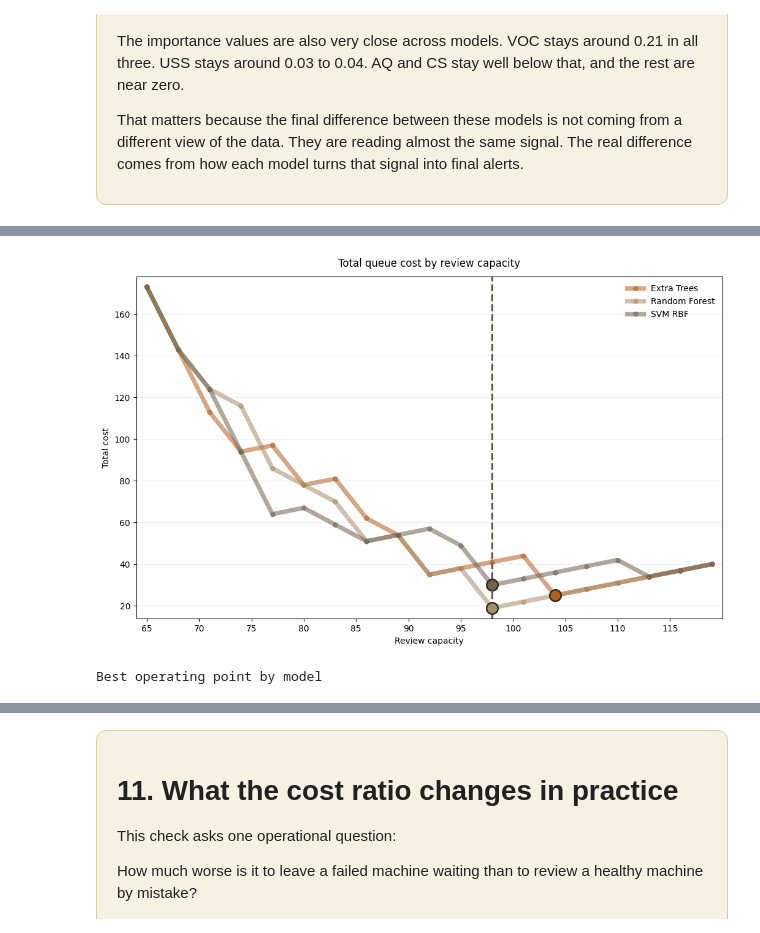
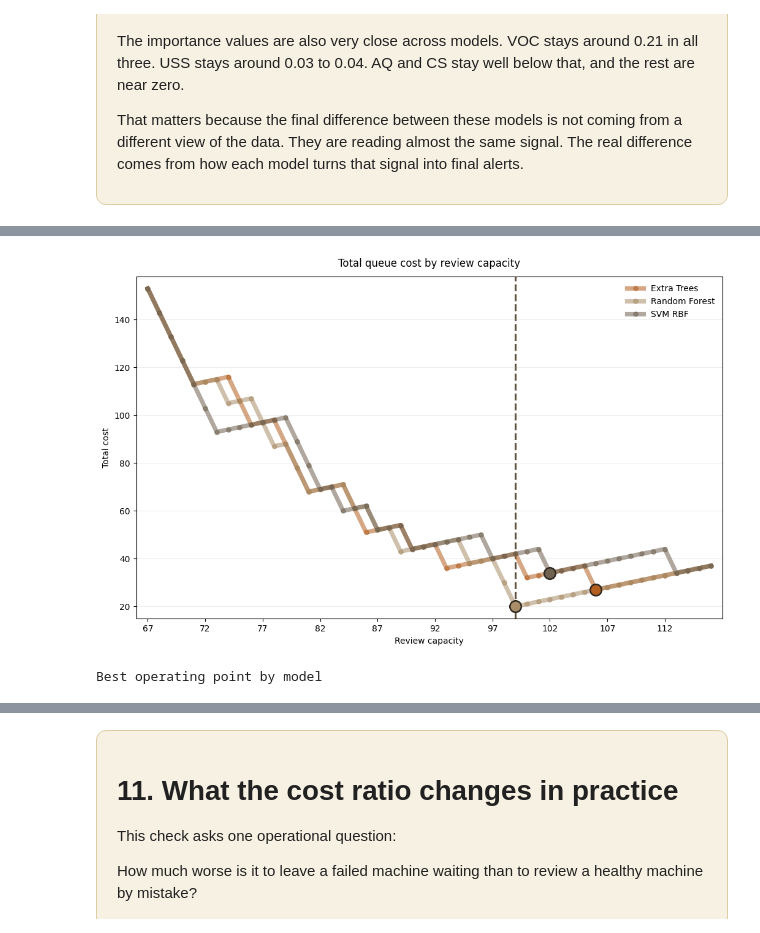
Before and after one commit to patmejia/kaggle_ml, a Jupyter notebook: sensor-failure-decision-system-v1-baseline.ipynb, the cells around one changed output, grey strips where cells are left out. Cells and saved outputs as stored; diff of their text form; code cells hidden in the pictures.

```diff
--- a/sensor-failure-decision-system-v1-baseline.ipynb
+++ b/sensor-failure-decision-system-v1-baseline.ipynb
@@ -34,6 +54,8 @@ So this block does not just import code. It fixes the setup the rest of the note
 import matplotlib.pyplot as plt
 import numpy as np
 import pandas as pd
+from matplotlib.colors import Normalize, LinearSegmentedColormap
+from matplotlib.patches import Rectangle
 
 from sklearn.ensemble import ExtraTreesClassifier, HistGradientBoostingClassifier, RandomForestClassifier
 from sklearn.impute import SimpleImputer
@@ -64,7 +86,7 @@ TARGET = "fail"
 RANDOM_STATE = 42
 TEST_SIZE = 0.20
 CV_FOLDS = 5
-VALIDATION_SIZE = 0.25
+VALIDATION_SIZE = 0.50
 # %% [markdown]
 <div style="background:#f6f1e3; padding:16px 20px; border-radius:10px; border:1px solid #dbcda3;">
 
@@ -628,7 +650,7 @@ ROC AUC stays very close across all three models, so the final choice comes from
 
 </div>
 # %%
-capacity_range = list(range(65, 120, 3))
+capacity_range = list(range(67, 117, 1))
 
 false_alarm_cost = 1
 deferred_failure_cost = 10
@@ -784,33 +806,33 @@ for model_name in model_order:
         zorder=5,
     )
 
 ax.axvline(
     overall_best["Capacity"],
     linestyle="--",
     linewidth=2.2,
     color="#5f5340",
     zorder=1,
 )
 
 ax.set_title("Total queue cost by review capacity", pad=12)
 ax.set_xlabel("Review capacity")
 ax.set_ylabel("Total cost")
 ax.set_xlim(plot_df["Capacity"].min() - 1, plot_df["Capacity"].max() + 1)
 ax.set_ylim(plot_df["Total Cost"].min() - 5, plot_df["Total Cost"].max() + 5)
 ax.set_xticks(
     list(range(int(plot_df["Capacity"].min()), int(plot_df["Capacity"].max()) + 1, 5))
 )
 ax.grid(axis="y", alpha=0.22)
 ax.legend(frameon=False, loc="upper right", ncol=1)
 
 plt.show()
 
 display(
     summary_table.style
     .hide(axis="index")
     .set_caption("Best operating point by model")
 )
 # %% [output]
-[figure, old version]
+[figure, new version]
 Best operating point by model
 | Model | Review Limit | Total Cost | Failed Machines Found | Failed Machines Waiting | Healthy Machines Flagged | Best Plan |
```
Also changed, not shown: parts of 18 cells of this notebook.
